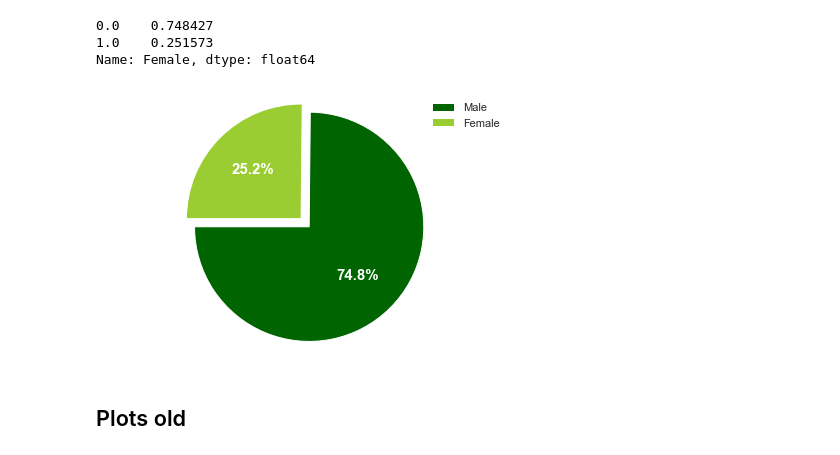
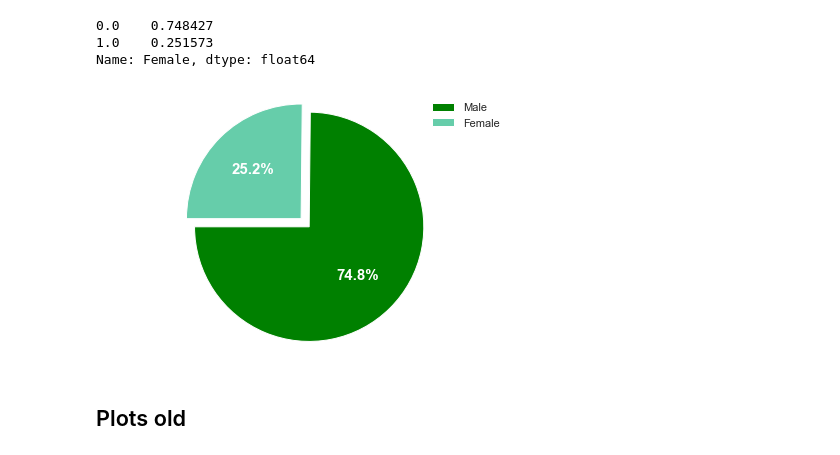
Before and after one commit to jbjornholm/Group-31-SoDa, a Jupyter notebook: Moritz/Exam/Exam Cici.ipynb, the cells around one changed output. Cells and saved outputs as stored; diff of their text form; code cells hidden in the pictures.

```diff
--- a/Moritz/Exam/Exam Cici.ipynb
+++ b/Moritz/Exam/Exam Cici.ipynb
@@ -1,7 +1,7 @@
 # %%
 import pandas as pd
 
-df = pd.read_csv("/Users/moritzschneider/Documents/Uni/Copenhagen/Social Data Science/Git Group/Group-31-SoDa/Data/movie_1.csv", index_col=0)
+df = pd.read_csv("/Users/moritzschneider/Documents/Uni/Copenhagen/Social Data Science/Git Group/Group-31-SoDa/Data/movie_2.csv", index_col=0)
 
 df2 = df.copy()
 df2.head()
@@ -116,21 +168,21 @@ Name: Female, dtype: float64
 # %%
 import matplotlib.pyplot as plt
 
 # Pie chart, where the slices will be ordered and plotted counter-clockwise:
 labels = 'Male', 'Female'
 #sizes = [15, 30] # ratios female and male
 explode = (0, 0.1)  # only "explode" the 2nd slice (i.e. 'Female')
 
 fig1, ax1 = plt.subplots()
 wedges, texts, autotexts = ax1.pie(ratios, explode=explode, labels=labels, autopct='%1.1f%%',
-        shadow=False, startangle=180, colors = ["darkgreen",'yellowgreen'], textprops=dict(color="white"), wedgeprops   = { 'linewidth' : 1,'edgecolor' : "white" })
+        shadow=False, startangle=180, colors = ["green",'mediumaquamarine'], textprops=dict(color="white"), wedgeprops   = { 'linewidth' : 1,'edgecolor' : "white" })
 plt.setp(autotexts, size=15, weight="bold")
 plt.legend(wedges, labels, loc="best", frameon=False)
 ax1.axis('equal')  # Equal aspect ratio ensures that pie is drawn as a circle.
 plt.tight_layout()
 plt.show()
 # %% [output]
-[figure, old version]
+[figure, new version]
 # %% [markdown]
 ## Plots old
 # %%
```
Also changed, not shown: parts of 7 cells of this notebook, 4 other files.
